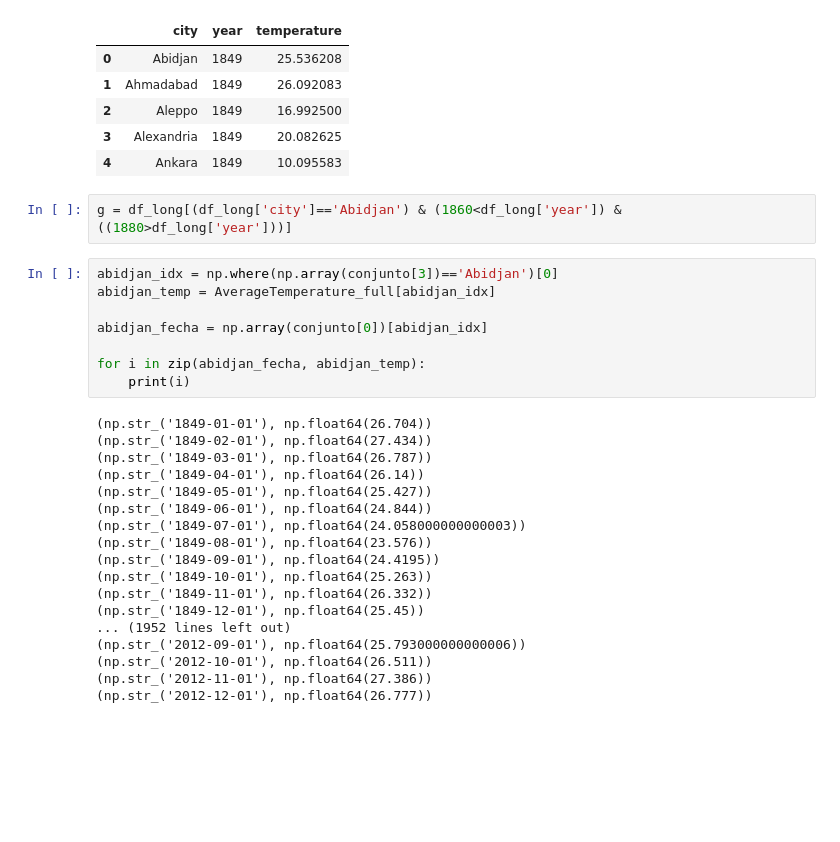
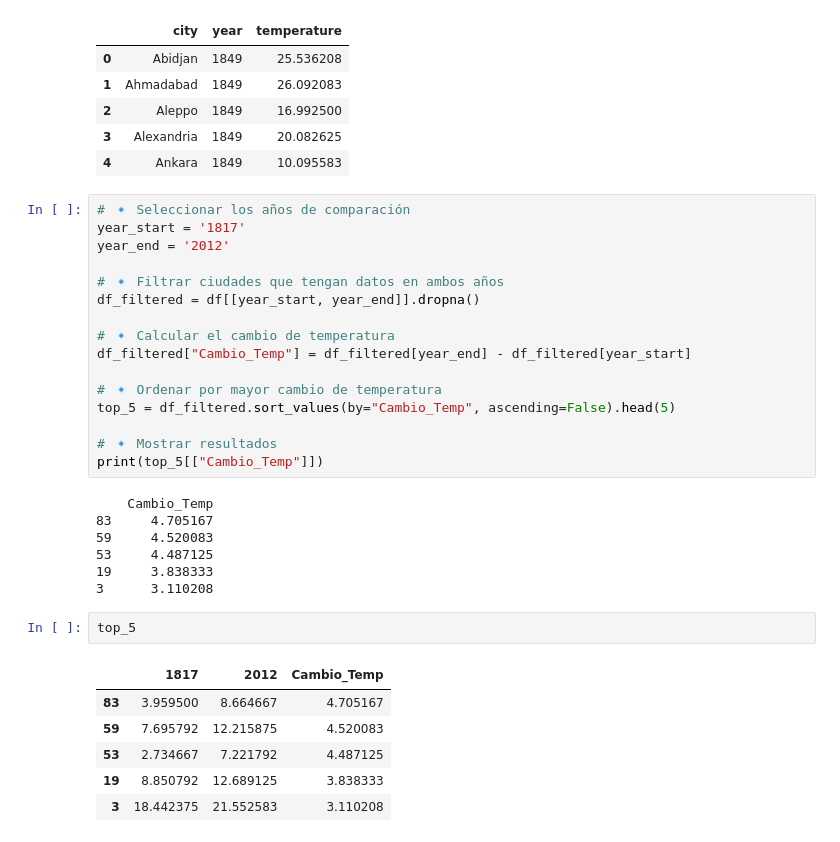
Before and after one commit to RodrigoRiveraRico/data_science_FCiencias, a Jupyter notebook: Clase_3/Clase_3.ipynb, the cells around one changed output. Drawn from its saved outputs; the diff is of its cells as text; blank space fills up the shorter version.

```diff
--- a/Clase_3/Clase_3.ipynb
+++ b/Clase_3/Clase_3.ipynb
@@ -361,31 +365,35 @@ df_long.head(5)
 | 2 | Aleppo | 1849 | 16.992500 |
 | 3 | Alexandria | 1849 | 20.082625 |
 | 4 | Ankara | 1849 | 10.095583 |
-# %%
-g = df_long[(df_long['city']=='Abidjan') & (1860<df_long['year']) & ((1880>df_long['year']))]
-# %%
-abidjan_idx = np.where(np.array(conjunto[3])=='Abidjan')[0]
-abidjan_temp = AverageTemperature_full[abidjan_idx]
-
-abidjan_fecha = np.array(conjunto[0])[abidjan_idx]
-
-for i in zip(abidjan_fecha, abidjan_temp):
-    print(i)
-# %% [output]
-(np.str_('1849-01-01'), np.float64(26.704))
-(np.str_('1849-02-01'), np.float64(27.434))
-(np.str_('1849-03-01'), np.float64(26.787))
-(np.str_('1849-04-01'), np.float64(26.14))
-(np.str_('1849-05-01'), np.float64(25.427))
-(np.str_('1849-06-01'), np.float64(24.844))
-(np.str_('1849-07-01'), np.float64(24.058000000000003))
-(np.str_('1849-08-01'), np.float64(23.576))
-(np.str_('1849-09-01'), np.float64(24.4195))
-(np.str_('1849-10-01'), np.float64(25.263))
-(np.str_('1849-11-01'), np.float64(26.332))
-(np.str_('1849-12-01'), np.float64(25.45))
-... (1952 lines left out)
-(np.str_('2012-09-01'), np.float64(25.793000000000006))
-(np.str_('2012-10-01'), np.float64(26.511))
-(np.str_('2012-11-01'), np.float64(27.386))
-(np.str_('2012-12-01'), np.float64(26.777))
+# %%
+# 🔹 Seleccionar los años de comparación
+year_start = '1817'
+year_end = '2012'
+
+# 🔹 Filtrar ciudades que tengan datos en ambos años
+df_filtered = df[[year_start, year_end]].dropna()
+
+# 🔹 Calcular el cambio de temperatura
+df_filtered["Cambio_Temp"] = df_filtered[year_end] - df_filtered[year_start]
+
+# 🔹 Ordenar por mayor cambio de temperatura
+top_5 = df_filtered.sort_values(by="Cambio_Temp", ascending=False).head(5)
+
+# 🔹 Mostrar resultados
+print(top_5[["Cambio_Temp"]])
+# %% [output]
+    Cambio_Temp
+83     4.705167
+59     4.520083
+53     4.487125
+19     3.838333
+3      3.110208
+# %%
+top_5
+# %% [output]
+|  | 1817 | 2012 | Cambio_Temp |
+| 83 | 3.959500 | 8.664667 | 4.705167 |
+| 59 | 7.695792 | 12.215875 | 4.520083 |
+| 53 | 2.734667 | 7.221792 | 4.487125 |
+| 19 | 8.850792 | 12.689125 | 3.838333 |
+| 3 | 18.442375 | 21.552583 | 3.110208 |
```
Also changed, not shown: parts of 15 cells of this notebook.
